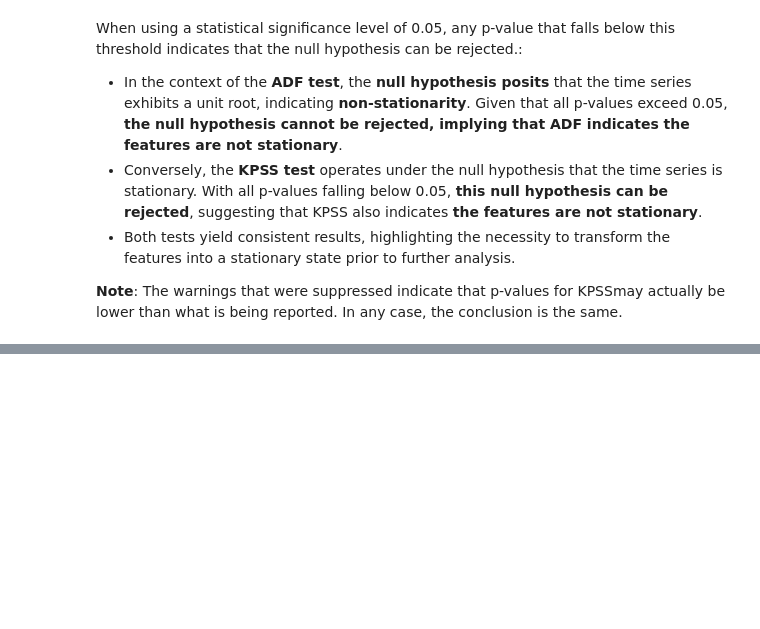
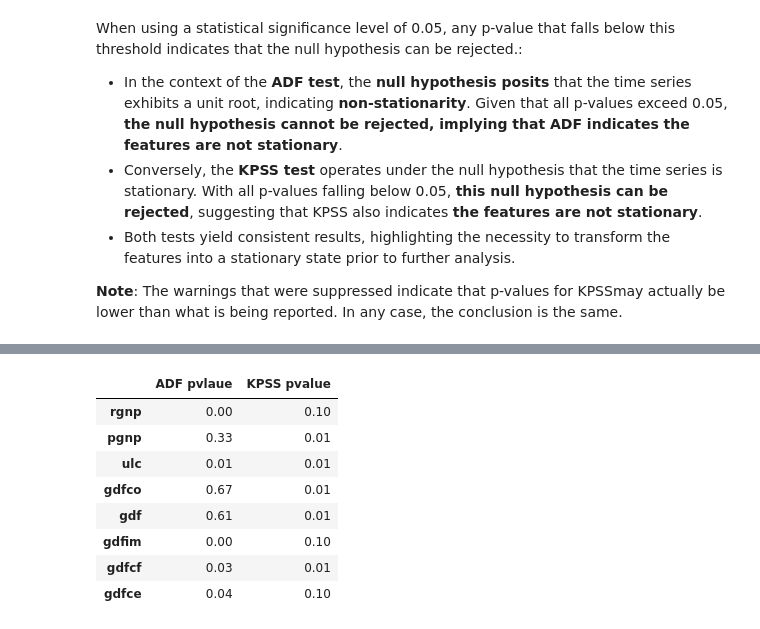
Before and after one commit to tyrantdavis/Forecasting-Economics-MultiVariate, a Jupyter notebook: Forecasting-WageGrowth-And-Inflation.ipynb, the cells around one changed output, grey strips where cells are left out. Drawn from its saved outputs; the diff is of its cells as text; code cells hidden in the pictures; blank space fills up the shorter version.

Commit message:
Difference all features for stationarity.

```diff
--- a/Forecasting-WageGrowth-And-Inflation.ipynb
+++ b/Forecasting-WageGrowth-And-Inflation.ipynb
@@ -281,0 +288,15 @@ is the same.
+# %%
+X_diff = X_train.diff().dropna()
+
+with pd.option_context("float_format", "{:.2f}".format):
+    display(analyze_stationarity(X_diff))
+# %% [output]
+|  | ADF pvlaue | KPSS pvalue |
+| rgnp | 0.00 | 0.10 |
+| pgnp | 0.33 | 0.01 |
+| ulc | 0.01 | 0.01 |
+| gdfco | 0.67 | 0.01 |
+| gdf | 0.61 | 0.01 |
+| gdfim | 0.00 | 0.10 |
+| gdfcf | 0.03 | 0.01 |
+| gdfce | 0.04 | 0.10 |
```
Also changed, not shown: parts of 5 cells of this notebook.
